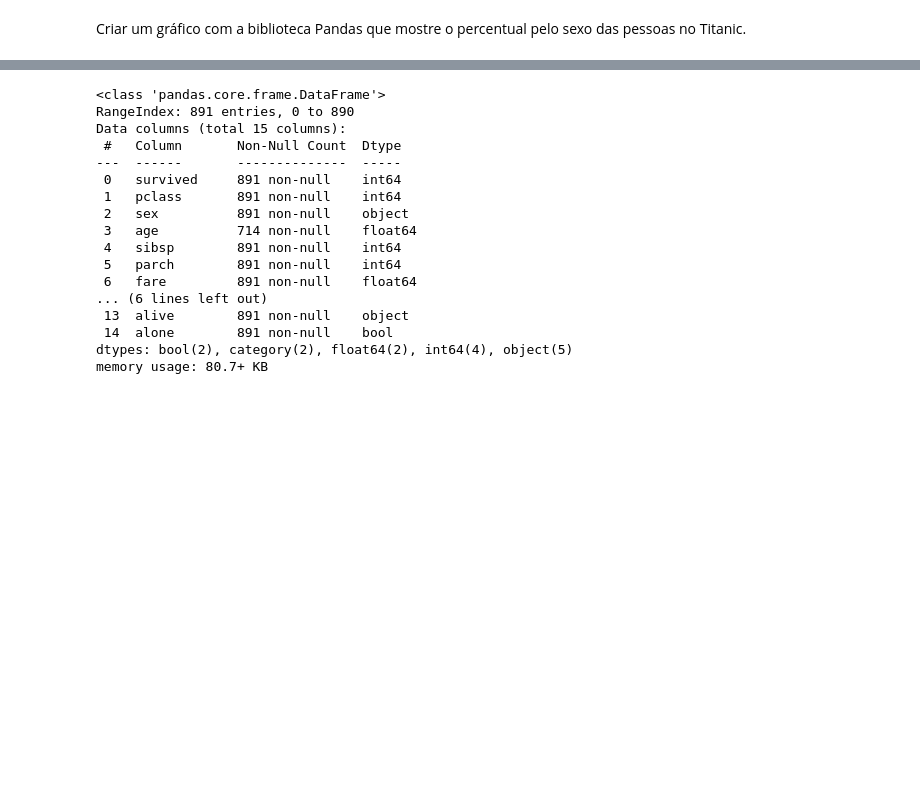
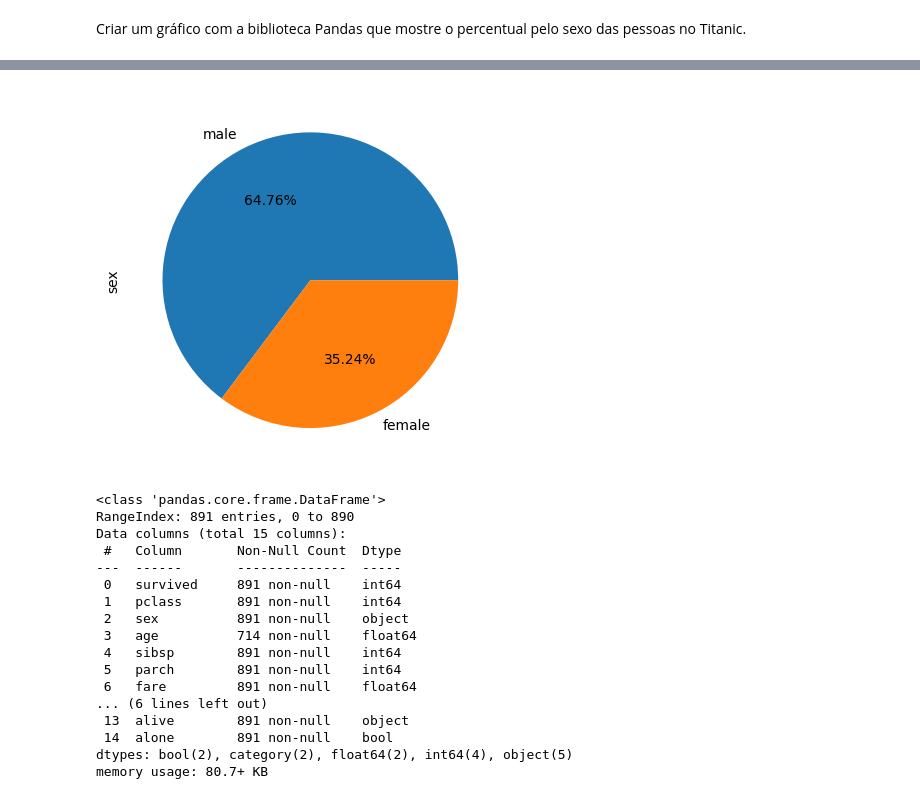
Before and after one commit to eltonflaviolima/Python_e_Dados, a Jupyter notebook: Tecnicas_de_programacao2/Aula01/Aula 1 - Gráficos com Pandas.ipynb, the cells around one changed output, grey strips where cells are left out. Drawn from its saved outputs; the diff is of its cells as text; code cells hidden in the pictures; blank space fills up the shorter version.

```diff
--- a/Tecnicas_de_programacao2/Aula01/Aula 1 - Gráficos com Pandas.ipynb
+++ b/Tecnicas_de_programacao2/Aula01/Aula 1 - Gráficos com Pandas.ipynb
@@ -756,3 +791,7 @@ dfTitanic.groupby('sex').count()['survived'].plot(kind='pie', autopct="%.2f%%");
+# %%
+dfTitanic['sex'].value_counts().plot(kind='pie', autopct="%.2f%%");
+# %% [output]
+[figure, added]
 # %%
 dfTitanic.info()
 # %% [output]
```
Also changed, not shown: parts of 28 cells of this notebook, 1 other file.
